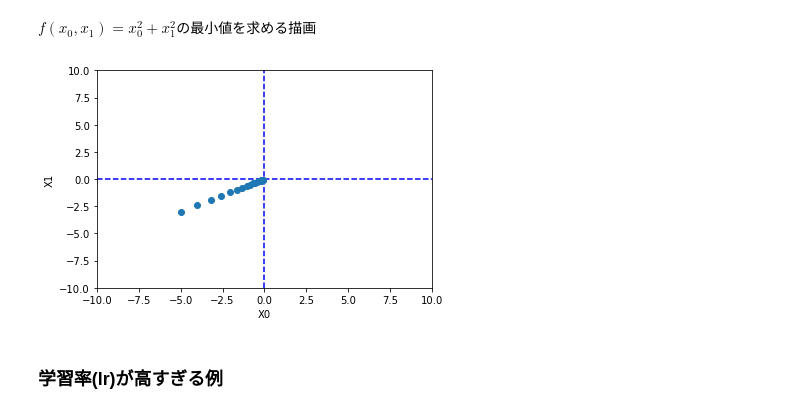
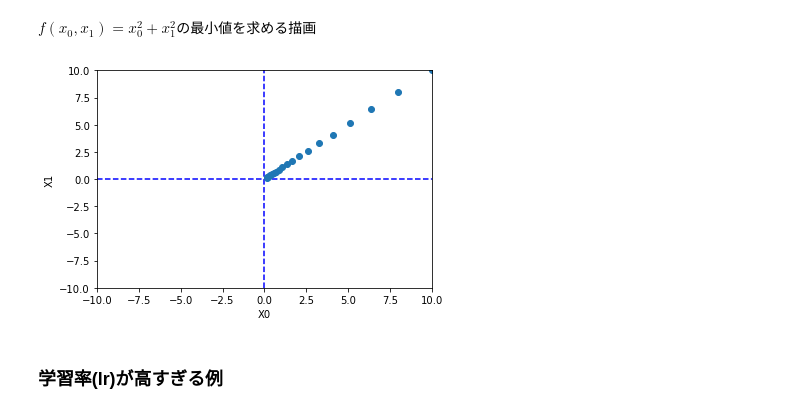
Before and after one commit to eda3/Deep-learning-from-scratch_20200419, a Jupyter notebook: 4-4_勾配.ipynb, the cells around one changed output. Drawn from its saved outputs; the diff is of its cells as text; code cells hidden in the pictures.

```diff
--- a/4-4_勾配.ipynb
+++ b/4-4_勾配.ipynb
@@ -166,21 +166,21 @@ def function_2(x):
 $f(x_0, x_1)=x_0^2+x_1^2$の最小値を求める描画
 # %%
 # init_x = np.array([-3.0, 4.0])
-init_x = np.array([-5.0, -3.0])
+init_x = np.array([10.0, 10.0])
 lr = 0.1
 step_num = 20
 x, x_history = gradient_descent(function_2, init_x, lr=lr, step_num=step_num)
 plt.plot([-10, 10], [0, 0], "--b")
 plt.plot([0, 0], [-10, 10], "--b")
 plt.plot(x_history[:, 0], x_history[:, 1], "o")
 
 plt.xlim(-10, 10)
 plt.ylim(-10, 10)
 plt.xlabel("X0")
 plt.ylabel("X1")
 plt.show()
 # %% [output]
-[figure, old version]
+[figure, new version]
 # %% [markdown]
 ### 学習率(lr)が高すぎる例
 # %%
```
Also changed, not shown: parts of 1 cell of this notebook.
